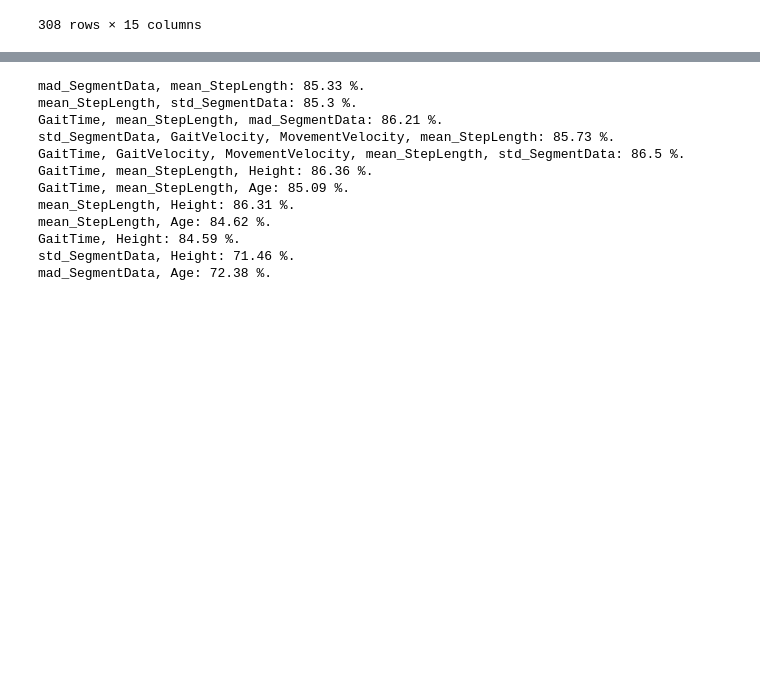
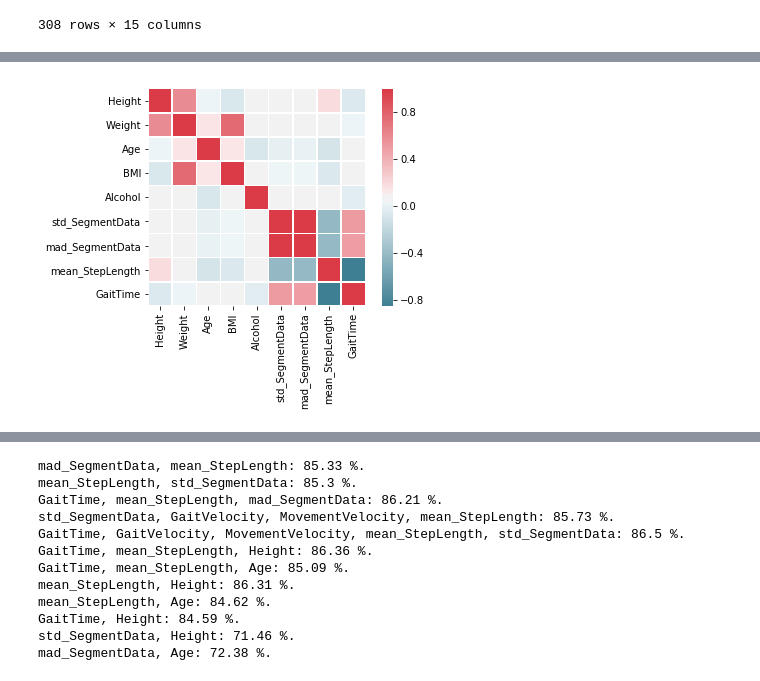
Before and after one commit to VivienvV/fallrisk, a Jupyter notebook: Machine_learning/Logistic_regression.ipynb, the cells around one changed output, grey strips where cells are left out. Cells and saved outputs as stored; diff of their text form; code cells hidden in the pictures; blank space fills up the shorter version.

```diff
--- a/Machine_learning/Logistic_regression.ipynb
+++ b/Machine_learning/Logistic_regression.ipynb
@@ -58,3 +58,10 @@ sns_plot.figure.savefig("correlation matrix",bbox_inches="tight")
+# %%
+X = pdata.drop(['SubjectID', 'Alcohol_Class', 'Conditie', 'GaitVelocity', 'MovementVelocity', 'Balance_MeanVelocity'], axis=1)
+corr = X.corr()
+sns_plot = sns.heatmap(corr, cmap=sns.diverging_palette(220, 10, as_cmap=True), square=True, linewidths=.5)
+sns_plot.figure.savefig("correlation matrix no balance",bbox_inches="tight")
+# %% [output]
+[figure, added]
 # %%
 #Splits data into training and validation according to specified ratio
 def validation_split(data, ratio):
```
Also changed, not shown: parts of 8 cells of this notebook, 16 other files.
